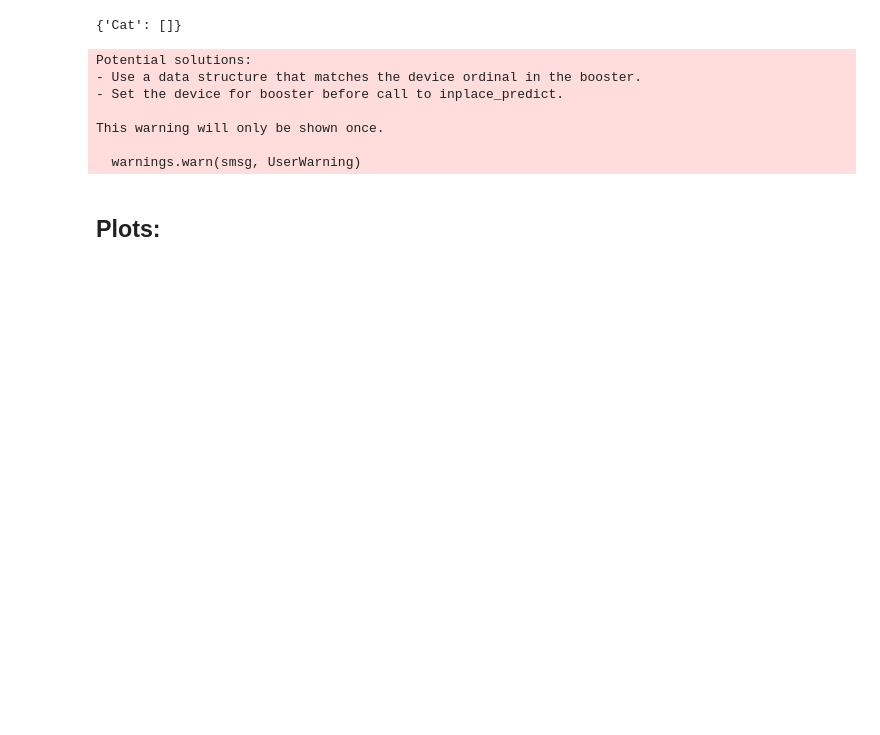
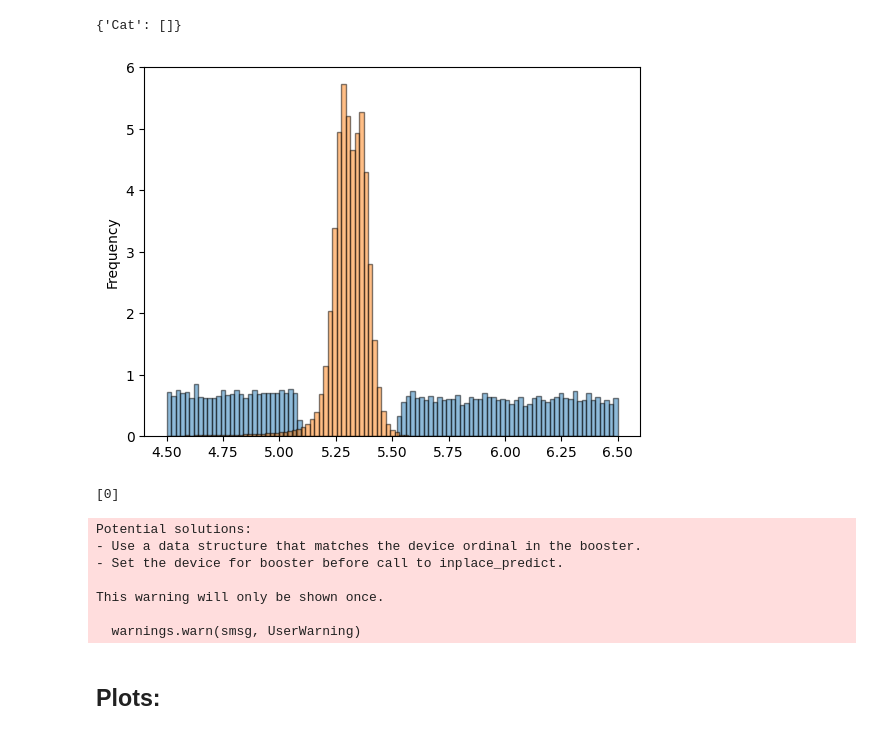
Before and after one commit to Ma128-bit/B4mu, a Jupyter notebook: XGBoost/BDT_Training.ipynb, the cells around one changed output. Saved outputs shown, nothing was run; the diff lists cells and outputs as text; code cells hidden in the pictures; blank space fills up the shorter version.

```diff
--- a/XGBoost/BDT_Training.ipynb
+++ b/XGBoost/BDT_Training.ipynb
@@ -218,12 +218,27 @@ with tqdm(total=number_of_training, desc="Training... ", bar_format="{desc}: {pe
             #save model
             pickle.dump(model, open(out_dir+"/model_"+categories_list[catID]+"_fold"+str(ifold)+".pkl", "wb"))
             progress_bar.update(1)
+# %%
+# Plot della colonna
+df[df.eval(json_file["Cat_bkg"])]['RefittedSV_Mass'].plot(alpha=0.5, kind='hist', bins=100, edgecolor='black', density=True)
+df[df.eval(json_file["Cat_sig"])]['RefittedSV_Mass'].plot(alpha=0.5,kind='hist', bins=100, edgecolor='black', density=True)
+
+plt.show()
+# %% [output]
+[figure, added]
 # %%
 df["kfoldID"] = (df[index_branch] % kFolds).astype(int)
 all_input_X = get_input_features(df, training_variables, '')
 try:
-    category_branch = json_file["category_branch"]
+    category_sel = json_file["category_sel"]
+    df['category_bdt'] = -1
+    for cat_i in range(len(category_sel)):
+        mask = df.eval(category_sel[cat_i])
+        df.loc[mask, 'category_bdt'] = cat_i
+    category_branch = "category_bdt"
+    print(np.unique(df['category_bdt']))
 except KeyError:
+    print("NO Category")
     category_branch = "NO_category_temp"
 
 if(len(categories_list)==1 and category_branch == "NO_category_temp"):
@@ -251,13 +266,14 @@ for k in range(kFolds):
     bdt_folds.append(branch_name_temp)
     df[branch_name_temp] = folds[k]
 # %% [output]
-Potential solutions:
-- Use a data structure that matches the device ordinal in the booster.
-- Set the device for booster before call to inplace_predict.
-
-This warning will only be shown once.
-
-  warnings.warn(smsg, UserWarning)
+[0]
+Potential solutions:
+- Use a data structure that matches the device ordinal in the booster.
+- Set the device for booster before call to inplace_predict.
+
+This warning will only be shown once.
+
+  warnings.warn(smsg, UserWarning)
 # %%
 #df['bdt_cv_2'] = 1 - np.log2(2 -(1 - np.log2(2 -(1 - np.log2(2 -(1 - np.log2(2 - (1 - np.log2(2 - (1 - np.log2(2 - (1 - np.log2(2 - df['bdt_cv'])))))))))))))
 df = df[df.eval(final_cut)]
```
Also changed, not shown: parts of 9 cells of this notebook, 18 other files.
